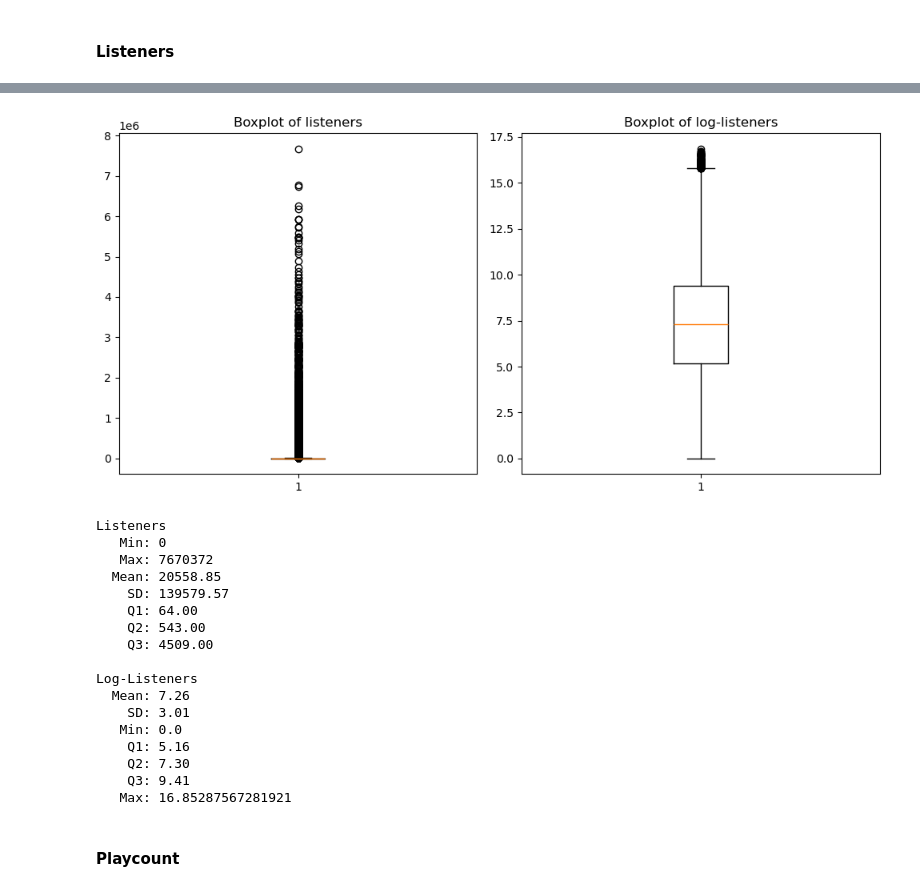
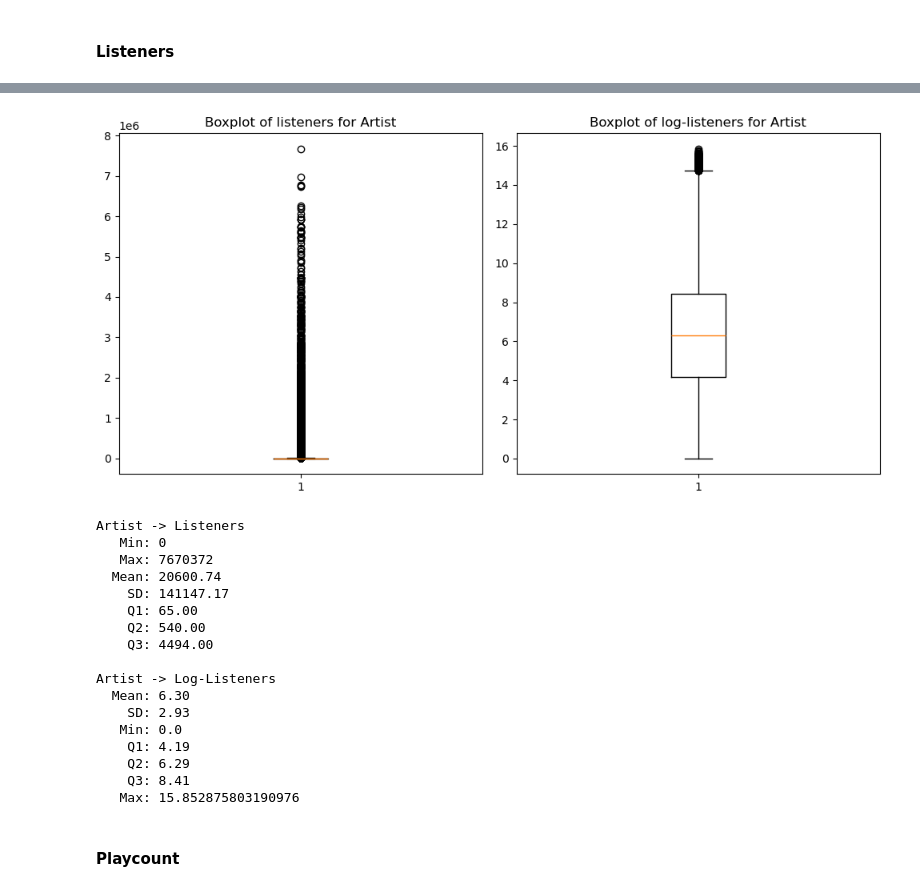
Before and after one commit to aleferu/musicbrainz, a Jupyter notebook: stats.ipynb, the cells around one changed output, grey strips where cells are left out. Cells and saved outputs as stored; diff of their text form; code cells hidden in the pictures.

```diff
--- a/stats.ipynb
+++ b/stats.ipynb
@@ -77,7 +79,7 @@ artists_in_lastfm: 199135
 query = "match (n:Artist {last_fm_call: true, in_last_fm: true}) return n.listeners as l;"
 listeners = sorted([artist["l"] for artist in execute_query_return(driver, query)])
 listeners = np.array(listeners)
-log_listeners = np.where(listeners > 0, np.log(listeners) + 1, listeners)
+log_listeners = np.where(listeners > 0, np.log(listeners + 1), listeners)
 # %%
 # Distribution
 fig, (ax1, ax2) = plt.subplots(1, 2, figsize=(10, 5))
@@ -125,21 +127,21 @@ plt.show()
 # %%
 # Boxplot
 fig, (ax1, ax2) = plt.subplots(1, 2, figsize=(10, 5))
 
 ax1.boxplot(listeners)
-ax1.set_title('Boxplot of listeners')
+ax1.set_title('Boxplot of listeners for Artist')
 
 ax2.boxplot(log_listeners)
-ax2.set_title('Boxplot of log-listeners')
+ax2.set_title('Boxplot of log-listeners for Artist')
 
 plt.tight_layout()
-plt.savefig("./img/boxplots_listeners.png")
+plt.savefig("./img/artist_boxplots_listeners.png")
 plt.show()
 # %% [output]
-[figure, old version]
+[figure, new version]
 # %%
 # Stats
-print("Listeners")
+print("Artist -> Listeners")
 print(f"   Min: {np.min(listeners)}")
 print(f"   Max: {np.max(listeners)}")
 print(f"  Mean: {np.mean(listeners):.2f}")
@@ -150,7 +152,7 @@ print(f"    Q3: {np.percentile(listeners, 75):.2f}")
 
 print()
 
-print("Log-Listeners")
+print("Artist -> Log-Listeners")
 print(f"  Mean: {np.mean(log_listeners):.2f}")
 print(f"    SD: {np.std(log_listeners):.2f}")
 print(f"   Min: {np.min(log_listeners)}")
@@ -159,23 +161,23 @@ print(f"    Q2: {np.percentile(log_listeners, 50):.2f}")
 print(f"    Q3: {np.percentile(log_listeners, 75):.2f}")
 print(f"   Max: {np.max(log_listeners)}")
 # %% [output]
-Listeners
+Artist -> Listeners
    Min: 0
    Max: 7670372
-  Mean: 20558.85
-    SD: 139579.57
-    Q1: 64.00
-    Q2: 543.00
-    Q3: 4509.00
+  Mean: 20600.74
+    SD: 141147.17
+    Q1: 65.00
+    Q2: 540.00
+    Q3: 4494.00
 
-Log-Listeners
-  Mean: 7.26
-    SD: 3.01
+Artist -> Log-Listeners
+  Mean: 6.30
+    SD: 2.93
    Min: 0.0
-    Q1: 5.16
-    Q2: 7.30
-    Q3: 9.41
-   Max: 16.85287567281921
+    Q1: 4.19
+    Q2: 6.29
+    Q3: 8.41
+   Max: 15.852875803190976
 # %% [markdown]
 #### Playcount
 # %%
```
Also changed, not shown: parts of 52 cells of this notebook, 2 other files.
